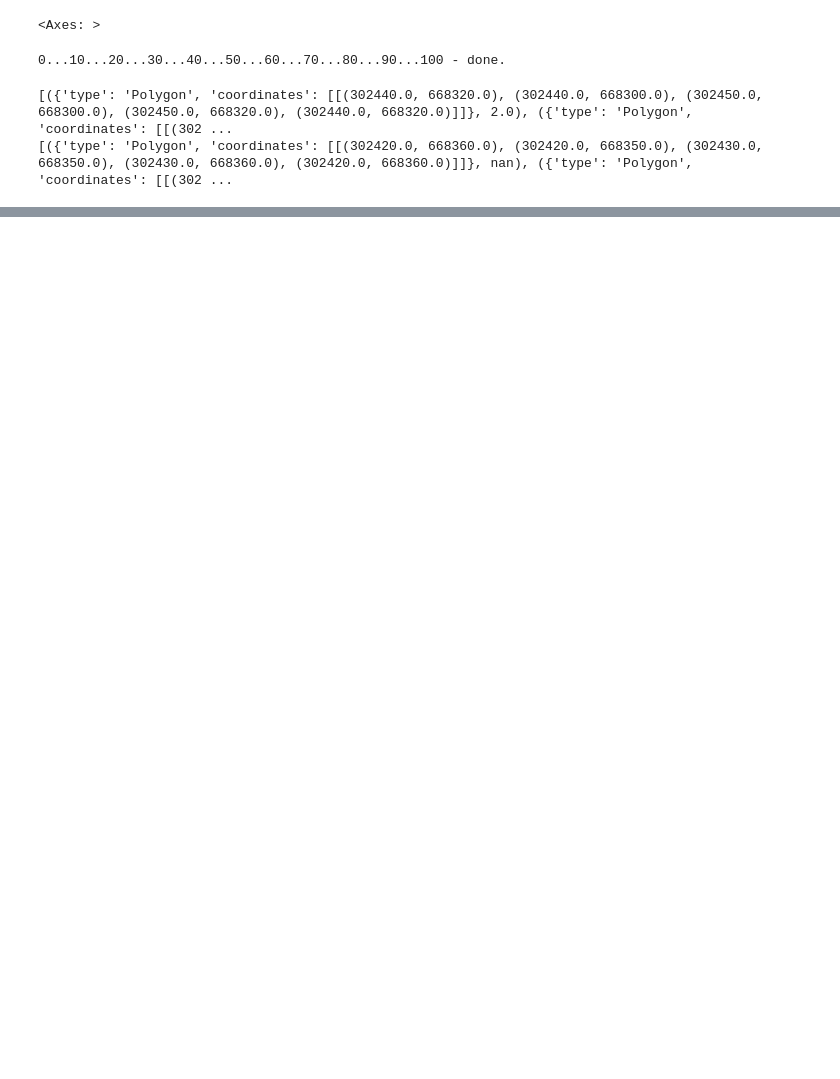
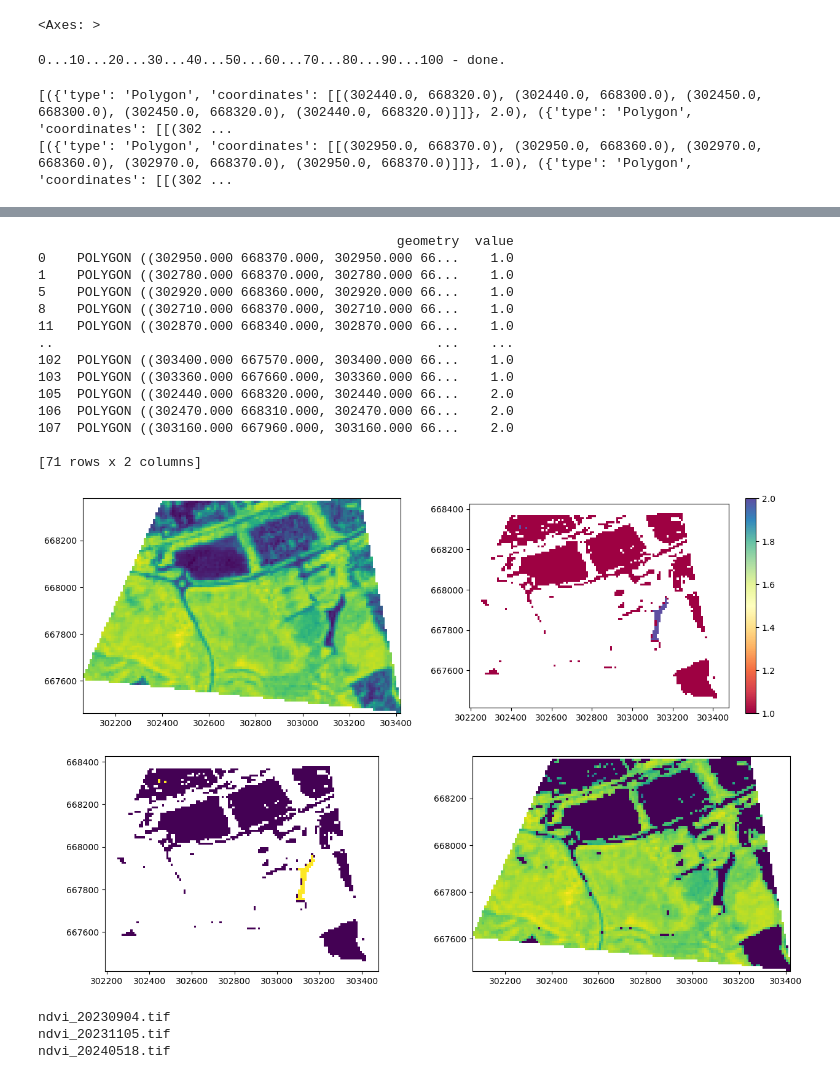
Before and after one commit to chrischank/geospatial, a Jupyter notebook: notebooks/Spectral_ChangeDetection.ipynb, the cells around one changed output, grey strips where cells are left out. Drawn from its saved outputs; the diff is of its cells as text; code cells hidden in the pictures; blank space fills up the shorter version.

Commit message:
feat(v0.1.2): masking and dNDVI for 20231105-20230904
dNDVI proof of concept completed, output located in ./data/03_primary

```diff
--- a/notebooks/Spectral_ChangeDetection.ipynb
+++ b/notebooks/Spectral_ChangeDetection.ipynb
@@ -164,10 +186,72 @@ GDFbuilt_20240518 = gpd.GeoDataFrame(DFbuilt_20240518, geometry='geometry', crs=
 GDFbuilt_20240518.to_file(f"{data_path}/02_intermediate/vector/GDFbuilt_20240518.geojson", driver="GeoJSON")
 
 features_20240518 = pd.concat([GDFbuilt_20240518, GDFwater_20240518], ignore_index=True)
+features_20240518.to_file(f"{data_path}/02_intermediate/vector/GDFfeatures_20240518.geojson", driver="GeoJSON")
 # %% [output]
 [({'type': 'Polygon', 'coordinates': [[(302440.0, 668320.0), (302440.0, 668300.0), (302450.0, 668300.0), (302450.0, 668320.0), (302440.0, 668320.0)]]}, 2.0), ({'type': 'Polygon', 'coordinates': [[(302 ...
-[({'type': 'Polygon', 'coordinates': [[(302420.0, 668360.0), (302420.0, 668350.0), (302430.0, 668350.0), (302430.0, 668360.0), (302420.0, 668360.0)]]}, nan), ({'type': 'Polygon', 'coordinates': [[(302 ...
+[({'type': 'Polygon', 'coordinates': [[(302950.0, 668370.0), (302950.0, 668360.0), (302970.0, 668360.0), (302970.0, 668370.0), (302950.0, 668370.0)]]}, 1.0), ({'type': 'Polygon', 'coordinates': [[(302 ...
 # %%
 features_20240518.explore("value", tiles="OpenStreetMap", legend=True)
 # %% [output]
 [interactive output not drawn]
+# %%
+fig, ax = plt.subplots(2, 2, figsize = (15, 10), sharey=False, sharex=False)
+
+with rio.open(f"{data_path}/02_intermediate/raster/ndvi_20240518.tif", "r+", driver="GTiff", crs="EPSG:27700") as src:
+    assert src.crs == features_20240518.crs
+    ndvi_raster = src.read(1)
+    rio.plot.show(ndvi_raster, transform=src.transform, ax=ax[0, 0])
+    features_20240518.plot(column = "value", ax=ax[0, 1], legend=True, cmap="Spectral")
+    filtered_features = features_20240518[features_20240518["value"].notnull()]
+    filtered_features.plot(column = "value", ax=ax[1, 0])
+    print(filtered_features)
+    ndvi_mask, ndvi_transform = rio.mask.mask(src, filtered_features.geometry, crop=False, invert=True)
+
+    rio.plot.show(ndvi_mask, transform=src.transform, ax=ax[1, 1])
+
+#with rioxarray.open_rasterio(f"{data_path}/02_intermediate/raster/ndvi_20240518.tif") as src:
+#    print(type(src))
+#    ndvi_mask = src.rio.clip(features_20240518.geometry.values, features_20240518.crs, invert=True)
+#    ndvi_mask.plot(ax=ax[1,0])
+# %% [output]
+                                              geometry  value
+0    POLYGON ((302950.000 668370.000, 302950.000 66...    1.0
+1    POLYGON ((302780.000 668370.000, 302780.000 66...    1.0
+5    POLYGON ((302920.000 668360.000, 302920.000 66...    1.0
+8    POLYGON ((302710.000 668370.000, 302710.000 66...    1.0
+11   POLYGON ((302870.000 668340.000, 302870.000 66...    1.0
+..                                                 ...    ...
+102  POLYGON ((303400.000 667570.000, 303400.000 66...    1.0
+103  POLYGON ((303360.000 667660.000, 303360.000 66...    1.0
+105  POLYGON ((302440.000 668320.000, 302440.000 66...    2.0
+106  POLYGON ((302470.000 668310.000, 302470.000 66...    2.0
+107  POLYGON ((303160.000 667960.000, 303160.000 66...    2.0
+
+[71 rows x 2 columns]
+[figure, added]
+# %%
+def crop_vegetation(ndvi_path:pathlib.Path, features):
+    img_name = ndvi_path.name
+    print(img_name)
+
+    with rio.open(ndvi_path, "r+", driver="GTiff", crs="EPSG:27700") as src:
+        assert src.crs == features_20240518.crs
+        ndvi_raster = src.read(1)
+        filtered_features = features_20240518[features_20240518["value"].notnull()]
+        ndvi_mask, ndvi_transform = rio.mask.mask(src, filtered_features.geometry, crop=False, invert=True)
+
+    with rio.open(f"{data_path}/03_primary/raster/feature20240518_{img_name}", "w",
+             height=src.shape[0], width=src.shape[1],
+             count=1, dtype="float32",
+             crs=src.crs, transform=src.transform,
+             driver="GTiff") as dst:
+
+             dst.write(ndvi_mask)
+
+crop_vegetation(pathlib.Path(f"{data_path}/02_intermediate/raster/ndvi_20230904.tif"), features_20240518)
+crop_vegetation(pathlib.Path(f"{data_path}/02_intermediate/raster/ndvi_20231105.tif"), features_20240518)
+crop_vegetation(pathlib.Path(f"{data_path}/02_intermediate/raster/ndvi_20240518.tif"), features_20240518)
+# %% [output]
+ndvi_20230904.tif
+ndvi_20231105.tif
+ndvi_20240518.tif
```
Also changed, not shown: parts of 5 cells of this notebook.
